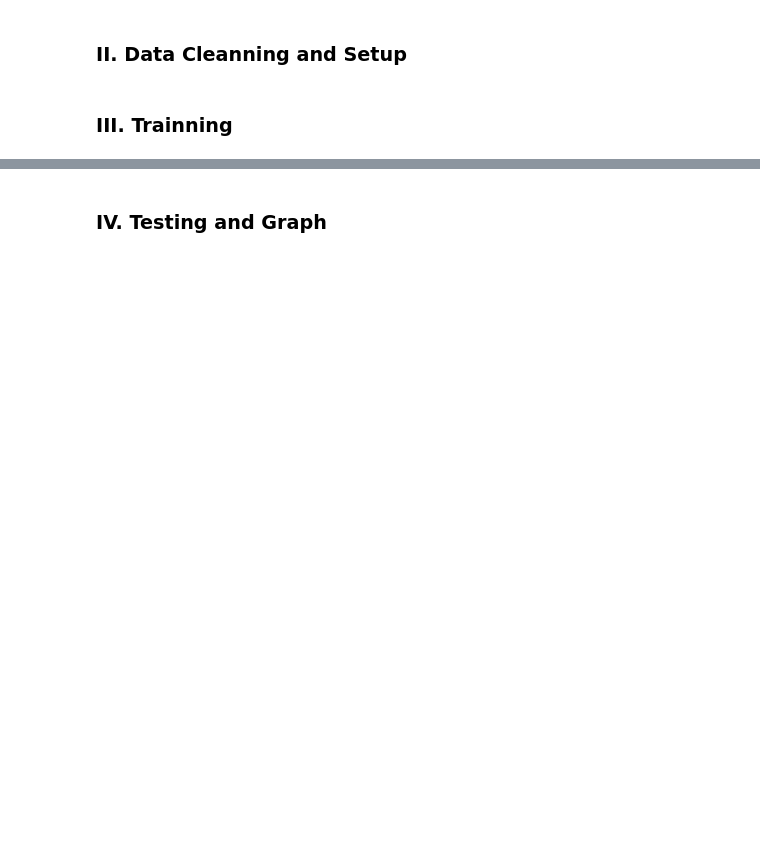
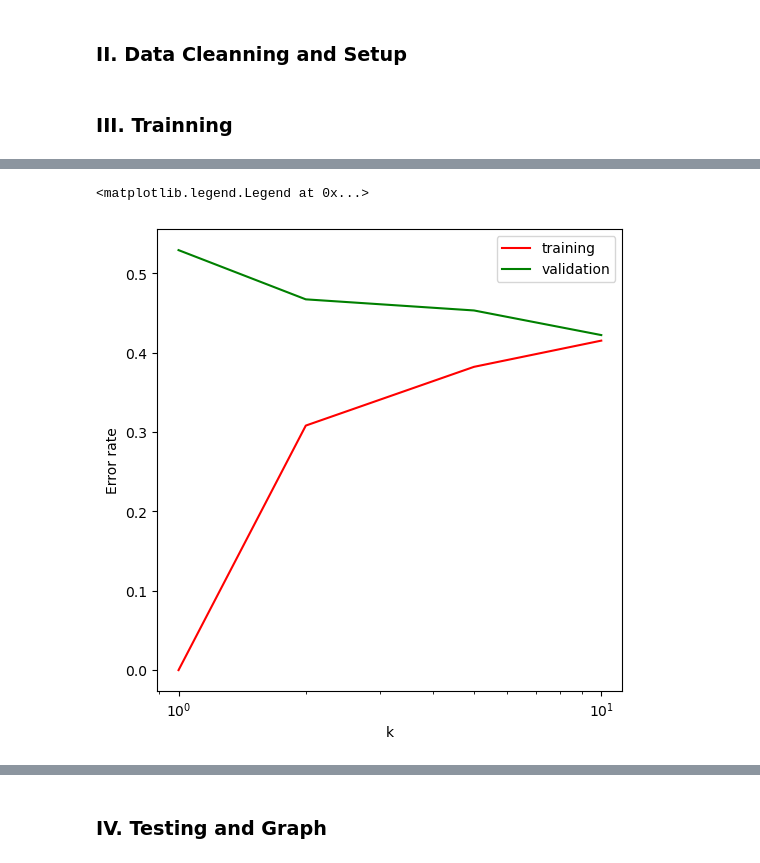
Before and after one commit to minhngo3818/cs178-diabetes-project, a Jupyter notebook: main.ipynb, the cells around one changed output, grey strips where cells are left out. Drawn from its saved outputs; the diff is of its cells as text; code cells hidden in the pictures; blank space fills up the shorter version.

```diff
--- a/main.ipynb
+++ b/main.ipynb
@@ -256,0 +234,28 @@ test_accuracy =  accuracy_score(y_test,test_predictions)
+# %%
+# tuning hyperparameter k
+figure, axes = plt.subplots(1, figsize=(6, 6))
+### YOUR CODE STARTS HERE ###
+training = []
+validation = []
+
+for i,k in enumerate([1,2,5,10]):
+    knnClassifier = KNeighborsClassifier(n_neighbors = k)
+    knnClassifier.fit(X_train,y_train)
+    y_pred = knnClassifier.predict(X_train[:1000])
+    training.append(1-accuracy_score(y_pred,y_train[:1000]))
+
+    y_pred = knnClassifier.predict(X_test[:1000])
+    validation.append(1-accuracy_score(y_pred,y_test[:1000]))
+
+axes.set_xscale('log')
+axes.set_xlabel("k")
+axes.set_ylabel("Error rate")
+axes.plot([1,2,5,10],training,'red',label = "training")
+axes.plot([1,2,5,10],validation,'green',label = "validation")
+axes.legend()
+
+
+### YOUR CODE ENDS HERE ###
+# %% [output]
+<matplotlib.legend.Legend at 0x...>
+[figure, added]
```
Also changed, not shown: parts of 20 cells of this notebook, 1 other file.
